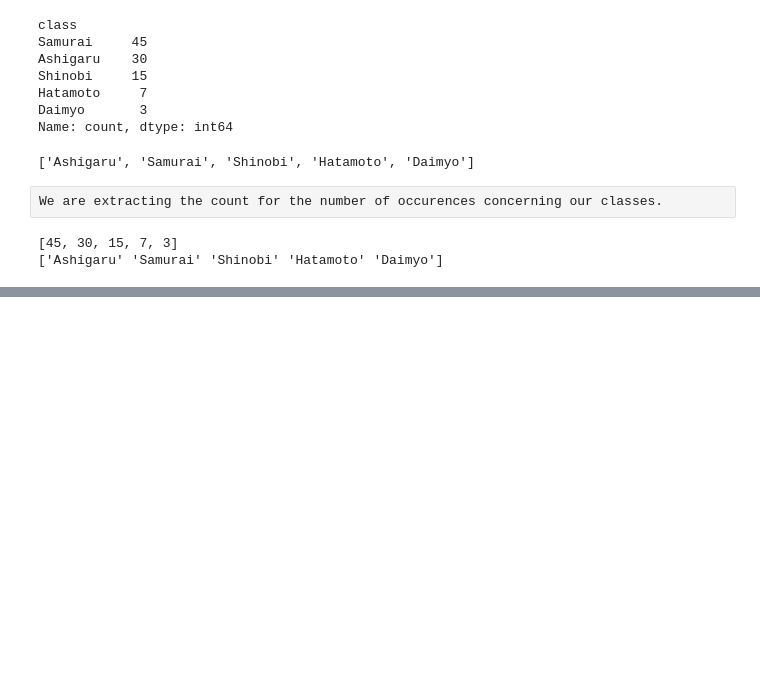
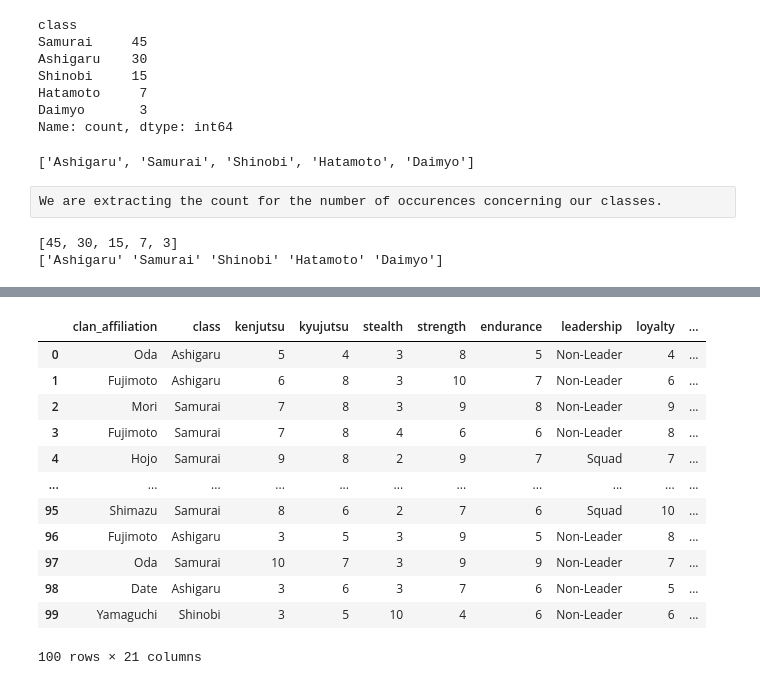
Before and after one commit to KingHikarii/japanese-warriors-classification, a Jupyter notebook: decisiontree_11162025.ipynb, the cells around one changed output, grey strips where cells are left out. Cells and saved outputs as stored; diff of their text form; code cells hidden in the pictures; blank space fills up the shorter version.

```diff
--- a/decisiontree_11162025.ipynb
+++ b/decisiontree_11162025.ipynb
@@ -183,0 +235,18 @@ print(classes_names)
+# %%
+Data_Frame = Data_Frame.drop('name', axis = 1)
+# %%
+Data_Frame
+# %% [output]
+|  | clan_affiliation | class | kenjutsu | kyujutsu | stealth | strength | endurance | leadership | loyalty | ... |
+| 0 | Oda | Ashigaru | 5 | 4 | 3 | 8 | 5 | Non-Leader | 4 | ... |
+| 1 | Fujimoto | Ashigaru | 6 | 8 | 3 | 10 | 7 | Non-Leader | 6 | ... |
+| 2 | Mori | Samurai | 7 | 8 | 3 | 9 | 8 | Non-Leader | 9 | ... |
+| 3 | Fujimoto | Samurai | 7 | 8 | 4 | 6 | 6 | Non-Leader | 8 | ... |
+| 4 | Hojo | Samurai | 9 | 8 | 2 | 9 | 7 | Squad | 7 | ... |
+| ... | ... | ... | ... | ... | ... | ... | ... | ... | ... | ... |
+| 95 | Shimazu | Samurai | 8 | 6 | 2 | 7 | 6 | Squad | 10 | ... |
+| 96 | Fujimoto | Ashigaru | 3 | 5 | 3 | 9 | 5 | Non-Leader | 8 | ... |
+| 97 | Oda | Samurai | 10 | 7 | 3 | 9 | 9 | Non-Leader | 7 | ... |
+| 98 | Date | Ashigaru | 3 | 6 | 3 | 7 | 6 | Non-Leader | 5 | ... |
+| 99 | Yamaguchi | Shinobi | 3 | 5 | 10 | 4 | 6 | Non-Leader | 6 | ... |
+100 rows × 21 columns
```
Also changed, not shown: parts of 10 cells of this notebook.
